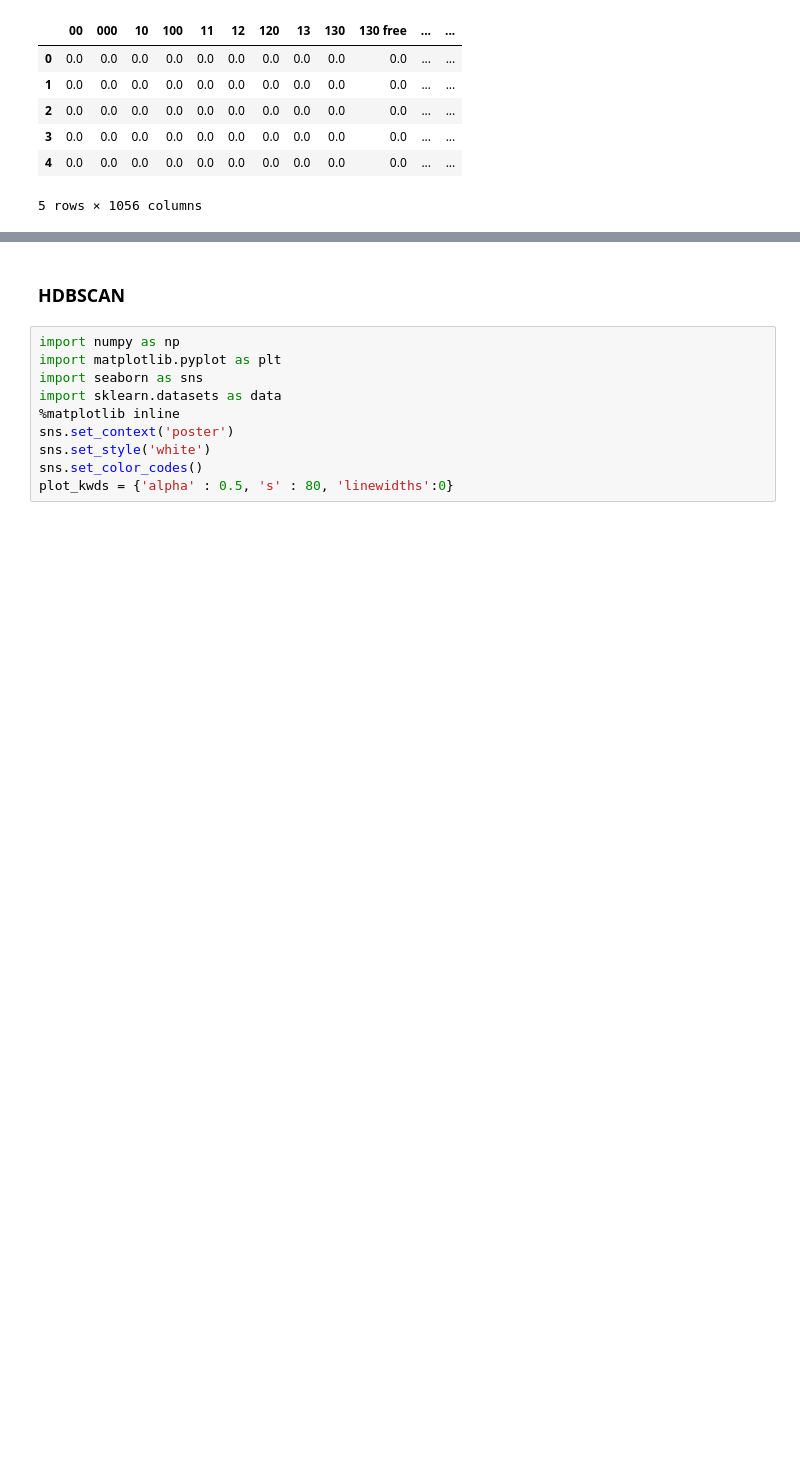
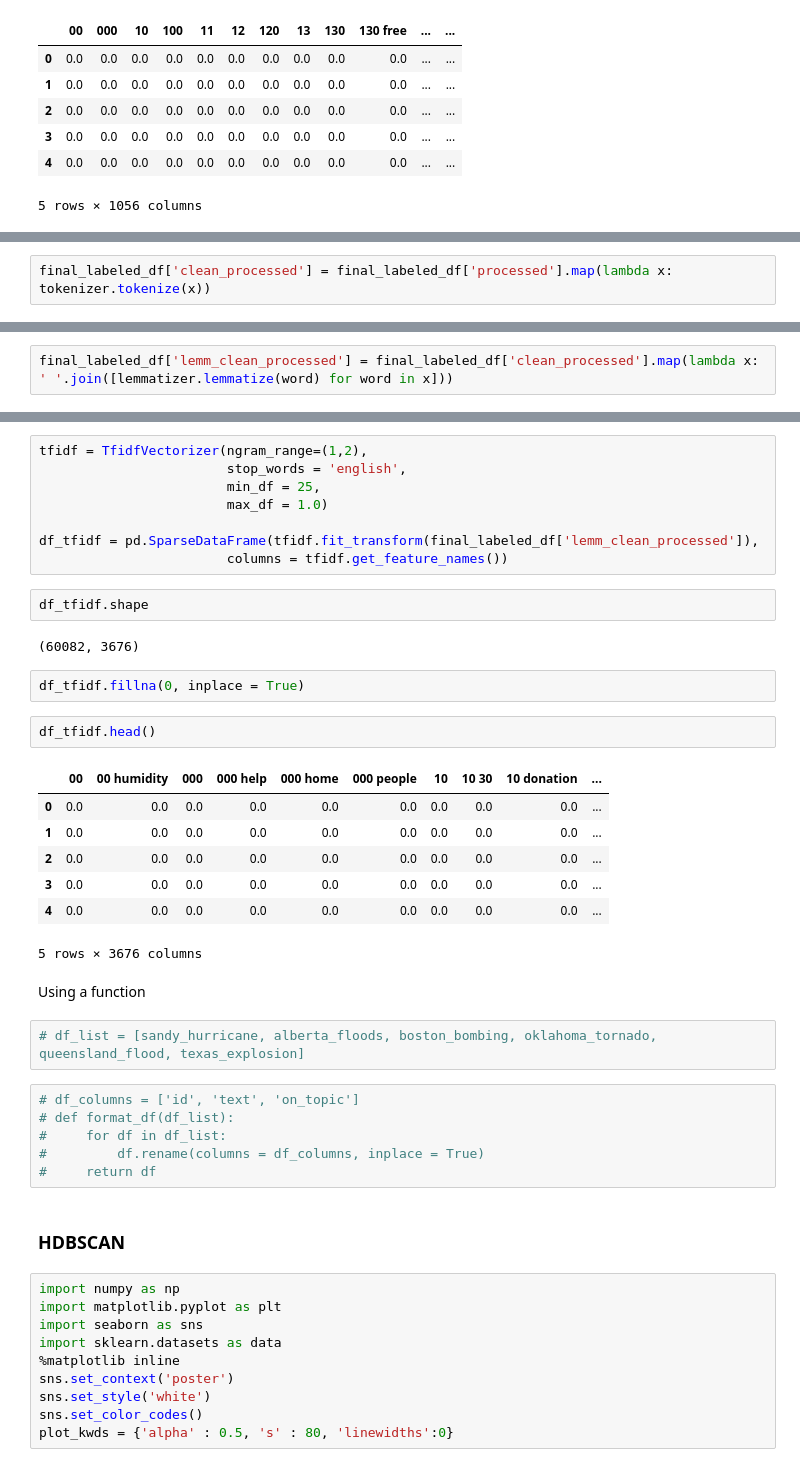
Before and after one commit to csinatra/Twitter-Disaster-Repo, a Jupyter notebook: Mike/AWS_Query.ipynb, the cells around one changed output, grey strips where cells are left out. Saved outputs shown, nothing was run; the diff lists cells and outputs as text; blank space fills up the shorter version.

Commit message:
labeled data work

```diff
--- a/Mike/AWS_Query.ipynb
+++ b/Mike/AWS_Query.ipynb
@@ -290,0 +500,2 @@ df_tfidf.head()
+# %%
+final_labeled_df['clean_processed'] = final_labeled_df['processed'].map(lambda x: tokenizer.tokenize(x))
@@ -290,0 +504,2 @@ df_tfidf.head()
+# %%
+final_labeled_df['lemm_clean_processed'] = final_labeled_df['clean_processed'].map(lambda x: ' '.join([lemmatizer.lemmatize(word) for word in x]))
@@ -291,3 +520,37 @@ df_tfidf.head()
+# %%
+tfidf = TfidfVectorizer(ngram_range=(1,2),
+                        stop_words = 'english',
+                        min_df = 25,
+                        max_df = 1.0)
+
+df_tfidf = pd.SparseDataFrame(tfidf.fit_transform(final_labeled_df['lemm_clean_processed']),
+                        columns = tfidf.get_feature_names())
+# %%
+df_tfidf.shape
+# %% [output]
+(60082, 3676)
+# %%
+df_tfidf.fillna(0, inplace = True)
+# %%
+df_tfidf.head()
+# %% [output]
+|  | 00 | 00 humidity | 000 | 000 help | 000 home | 000 people | 10 | 10 30 | 10 donation | ... |
+| 0 | 0.0 | 0.0 | 0.0 | 0.0 | 0.0 | 0.0 | 0.0 | 0.0 | 0.0 | ... |
+| 1 | 0.0 | 0.0 | 0.0 | 0.0 | 0.0 | 0.0 | 0.0 | 0.0 | 0.0 | ... |
+| 2 | 0.0 | 0.0 | 0.0 | 0.0 | 0.0 | 0.0 | 0.0 | 0.0 | 0.0 | ... |
+| 3 | 0.0 | 0.0 | 0.0 | 0.0 | 0.0 | 0.0 | 0.0 | 0.0 | 0.0 | ... |
+| 4 | 0.0 | 0.0 | 0.0 | 0.0 | 0.0 | 0.0 | 0.0 | 0.0 | 0.0 | ... |
+5 rows × 3676 columns
+# %% [markdown]
+Using a function
+# %%
+# df_list = [sandy_hurricane, alberta_floods, boston_bombing, oklahoma_tornado, queensland_flood, texas_explosion]
+# %%
+# df_columns = ['id', 'text', 'on_topic']
+# def format_df(df_list):
+#     for df in df_list:
+#         df.rename(columns = df_columns, inplace = True)
+#     return df
 # %% [markdown]
 ### HDBSCAN
 # %%
```
Also changed, not shown: parts of 52 cells of this notebook, 7 other files.
